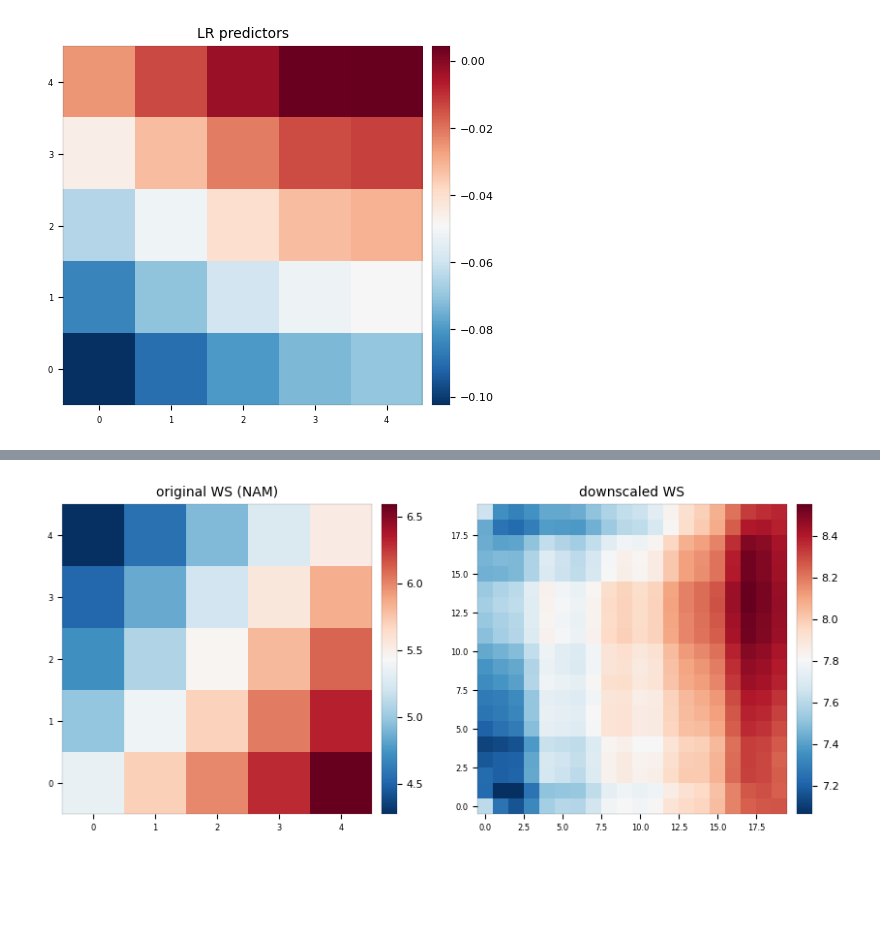
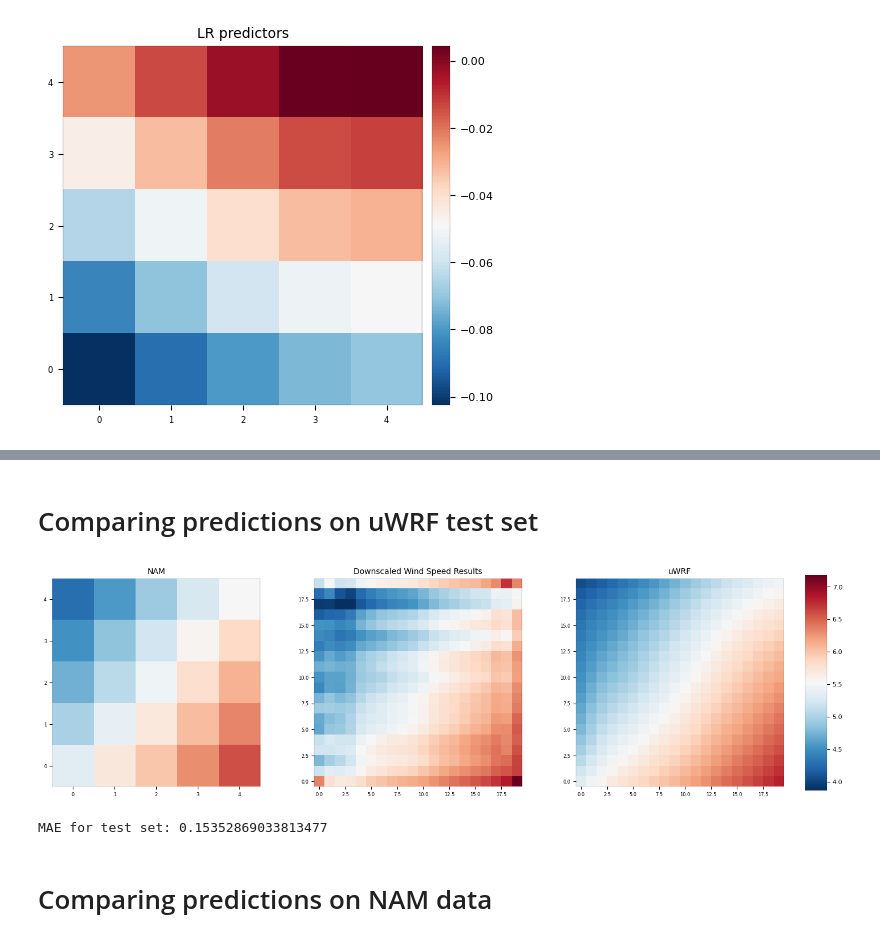
Before and after one commit to gabbyvaillant/downscaling, a Jupyter notebook: models/Wind-NYC-Model.ipynb, the cells around one changed output, grey strips where cells are left out. Saved outputs shown, nothing was run; the diff lists cells and outputs as text; code cells hidden in the pictures; blank space fills up the shorter version.

```diff
--- a/models/Wind-NYC-Model.ipynb
+++ b/models/Wind-NYC-Model.ipynb
@@ -292,12 +290,18 @@ Final running time: 0:00:00.493443
 --------------------------------------------------------------------------------
+# %% [markdown]
+# Comparing predictions on uWRF test set
 # %%
+unscaled_x_test = WS_scaler_train.inverse_transform(x_test)
 unscaled_y_test = WS_scaler_train.inverse_transform(y_test)
-ecv.plot((unscaled_y_test[0].values, unscaled_y_pred[0]), subplot_titles=('groundtruth WS', 'downscaled WS'))
+ecv.plot((unscaled_x_test[0].values, unscaled_y_pred[0], unscaled_y_test[0].values),
+         share_colorbar=True, share_dynamic_range=True, subplot_titles=('NAM', 'Downscaled Wind Speed Results', 'uWRF'))
+
+mae = dds.losses.mae(unscaled_y_test[0].values, unscaled_y_pred[0])
+print(f"MAE for test set: {mae}")
+# %% [output]
+[figure, added]
+MAE for test set: 0.15352869033813477
-# %%
-unscaled_x_test = WS_scaler_train.inverse_transform(x_test)
-unscaled_x_train = WS_scaler_train.inverse_transform(x_train)
-ecv.plot((unscaled_x_test[0].values, unscaled_x_pred[0]), subplot_titles=('original WS (NAM)', 'downscaled WS'))
-# %% [output]
-[figure, removed]
+# %% [markdown]
+# Comparing predictions on NAM data
 # %%
 unscaled_y_train = WS_scaler_train.inverse_transform(y_train)
```
Also changed, not shown: parts of 24 cells of this notebook, 1 other file.
